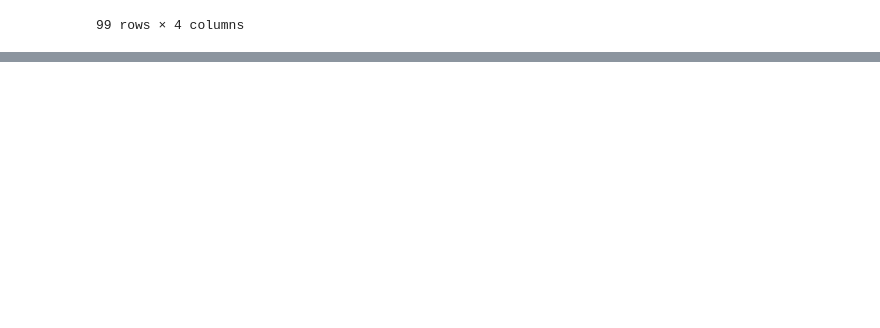
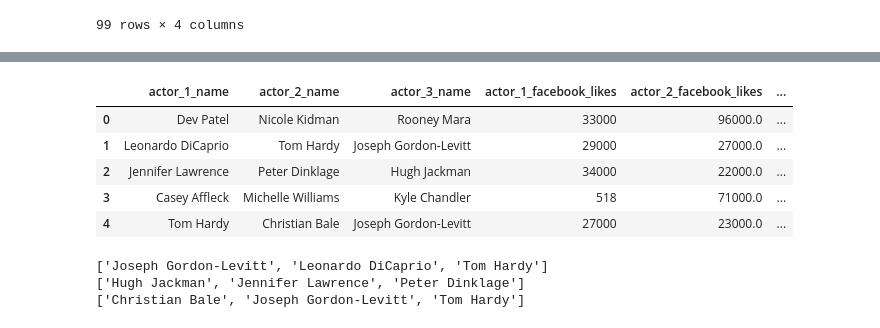
Before and after one commit to TenoNadar/Movie-Ratings, a Jupyter notebook: Movie Ratings.ipynb, the cells around one changed output, grey strips where cells are left out. Cells and saved outputs as stored; diff of their text form; code cells hidden in the pictures; blank space fills up the shorter version.

```diff
--- a/Movie Ratings.ipynb
+++ b/Movie Ratings.ipynb
@@ -203,3 +203,5 @@ group
 | Doug Walker | Rob Walker | 0 | 131 | 12.0 | 0.0 | ... |
 | Phaldut Sharma | Basher Savage | Amy Warren | 39 | 23.0 | 13.0 | ... |
 99 rows × 4 columns
+# %%
+group.reset_index(inplace=True)
@@ -205,0 +224,22 @@ group
+# %%
+group=group.iloc[0:5,:]
+# %%
+group
+# %% [output]
+|  | actor_1_name | actor_2_name | actor_3_name | actor_1_facebook_likes | actor_2_facebook_likes | ... |
+| 0 | Dev Patel | Nicole Kidman | Rooney Mara | 33000 | 96000.0 | ... |
+| 1 | Leonardo DiCaprio | Tom Hardy | Joseph Gordon-Levitt | 29000 | 27000.0 | ... |
+| 2 | Jennifer Lawrence | Peter Dinklage | Hugh Jackman | 34000 | 22000.0 | ... |
+| 3 | Casey Affleck | Michelle Williams | Kyle Chandler | 518 | 71000.0 | ... |
+| 4 | Tom Hardy | Christian Bale | Joseph Gordon-Levitt | 27000 | 23000.0 | ... |
+# %%
+j=0
+for i in group["Total likes"]:
+    temp=sorted([group.loc[j,"actor_1_facebook_likes"],group.loc[j,"actor_2_facebook_likes"],group.loc[j,"actor_3_facebook_likes"]])
+    if temp[0]>=temp[1]/2 and temp[0]>=temp[2]/2 and temp[1]>=temp[2]/2:
+        print(sorted([group.loc[j,"actor_1_name"],group.loc[j,"actor_2_name"],group.loc[j,"actor_3_name"]]))
+    j=j+1
+# %% [output]
+['Joseph Gordon-Levitt', 'Leonardo DiCaprio', 'Tom Hardy']
+['Hugh Jackman', 'Jennifer Lawrence', 'Peter Dinklage']
+['Christian Bale', 'Joseph Gordon-Levitt', 'Tom Hardy']
```
Also changed, not shown: parts of 1 cell of this notebook.
